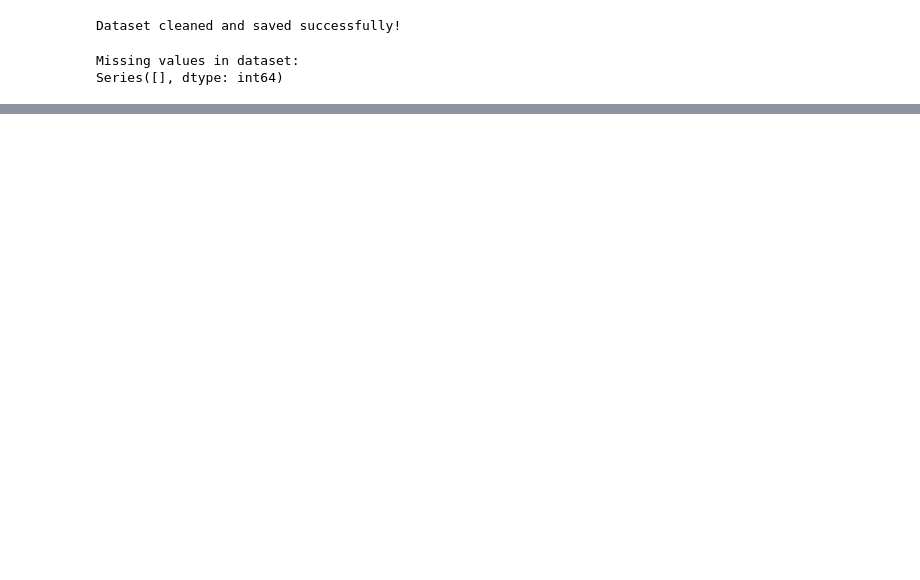
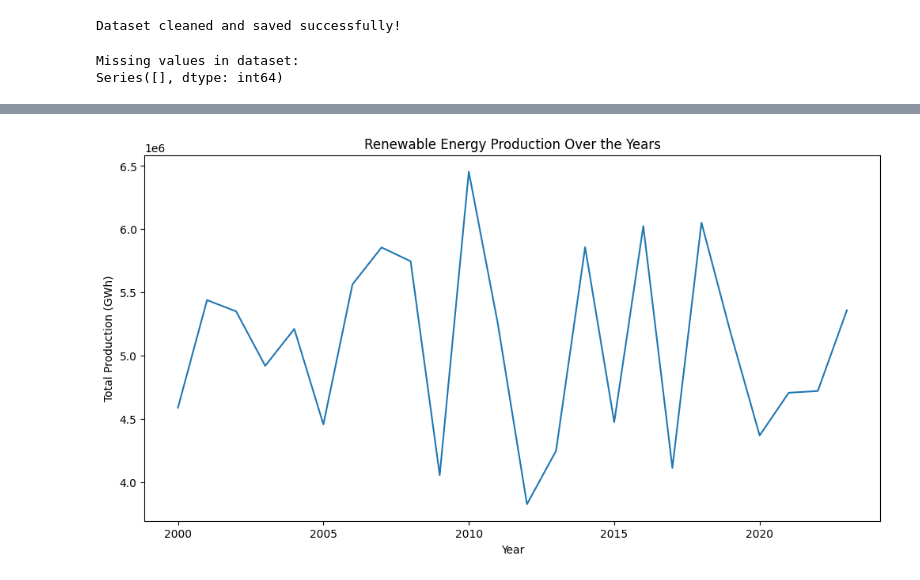
Before and after one commit to Pooja-Arumugam/Global-Renewable-Energy-and-Indicators, a Jupyter notebook: Global_Renewable_Energy_Indicators.ipynb, the cells around one changed output, grey strips where cells are left out. Saved outputs shown, nothing was run; the diff lists cells and outputs as text; code cells hidden in the pictures; blank space fills up the shorter version.

```diff
--- a/Global_Renewable_Energy_Indicators.ipynb
+++ b/Global_Renewable_Energy_Indicators.ipynb
@@ -52,0 +125,9 @@ df=pd.read_csv('/content/cleaned_renewable_energy_dataset.csv')
+# %%
+# Trend analysis over the years
+plt.figure(figsize=(12, 6))
+sns.lineplot(data=df.groupby('Year')['Production (GWh)'].sum())
+plt.title('Renewable Energy Production Over the Years')
+plt.ylabel('Total Production (GWh)')
+plt.show()
+# %% [output]
+[figure, added]
```
Also changed, not shown: parts of 34 cells of this notebook.
